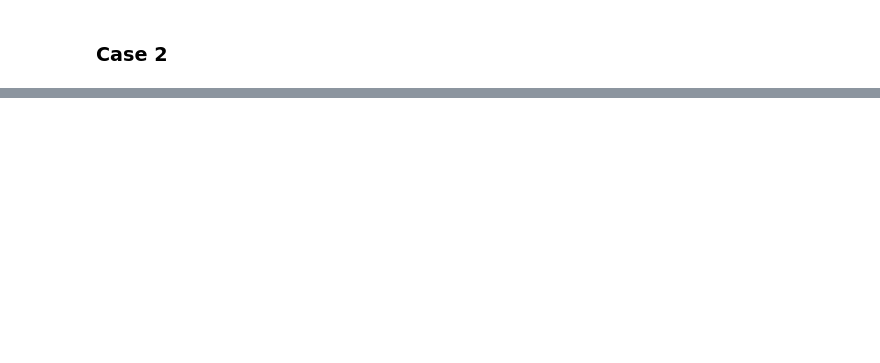
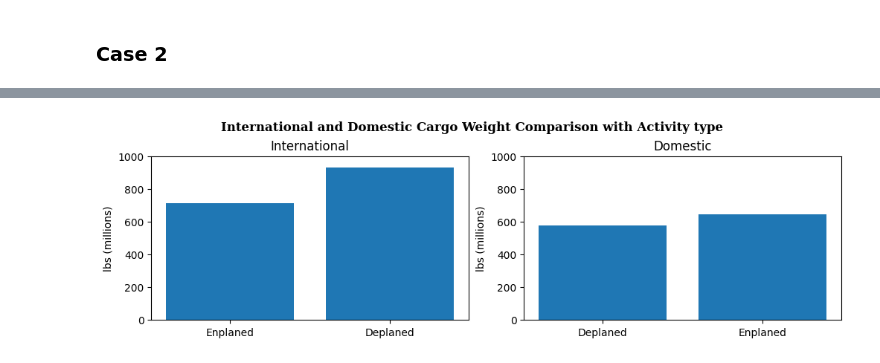
Before and after one commit to ikhsan-muhammad/p01-airplane_cargo, a Jupyter notebook: p01-airplane-cargo.ipynb, the cells around one changed output, grey strips where cells are left out. Cells and saved outputs as stored; diff of their text form; code cells hidden in the pictures; blank space fills up the shorter version.

```diff
--- a/p01-airplane-cargo.ipynb
+++ b/p01-airplane-cargo.ipynb
@@ -327,0 +399,16 @@ px.line(pivot_table_melted,
+# %%
+
+fig2, ax2 = plt.subplots(1, 2, figsize=(10,3), layout='constrained')
+fig2.suptitle('International and Domestic Cargo Weight Comparison with Activity type', fontweight='bold', fontfamily='serif', fontsize=12)
+
+ax2[0].bar(inter_dist1.index, inter_dist1.values)
+ax2[0].set_title('International')
+ax2[1].bar(domestic_dist1.index, domestic_dist1.values)
+ax2[1].set_title('Domestic')
+
+
+for i in range(2):
+    ax2[i].set_yticks(np.arange(0, 1001, 200))
+    ax2[i].set_ylabel('lbs (millions)')
+# %% [output]
+[figure, added]
```
Also changed, not shown: parts of 20 cells of this notebook, 1 other file.
